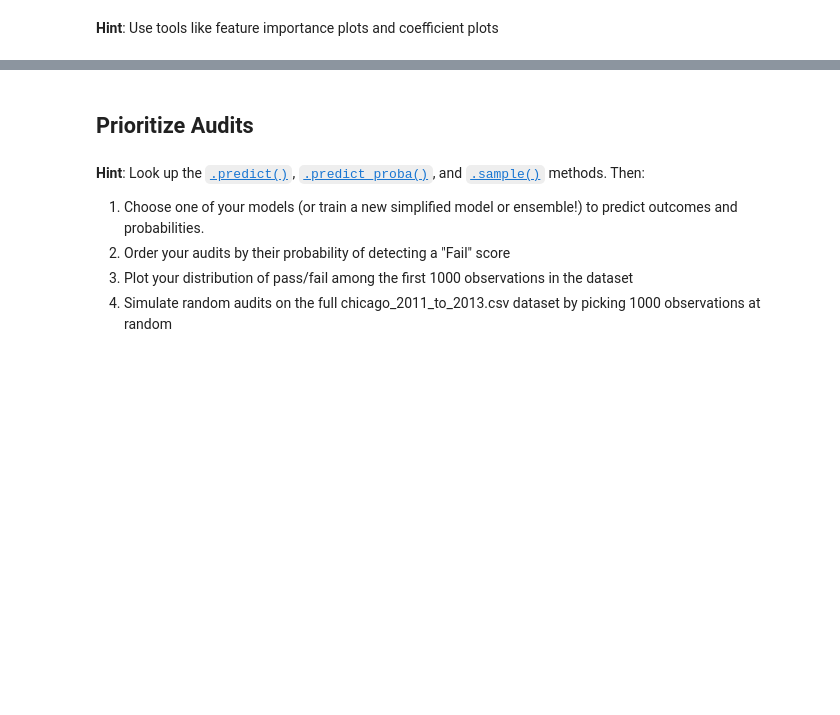
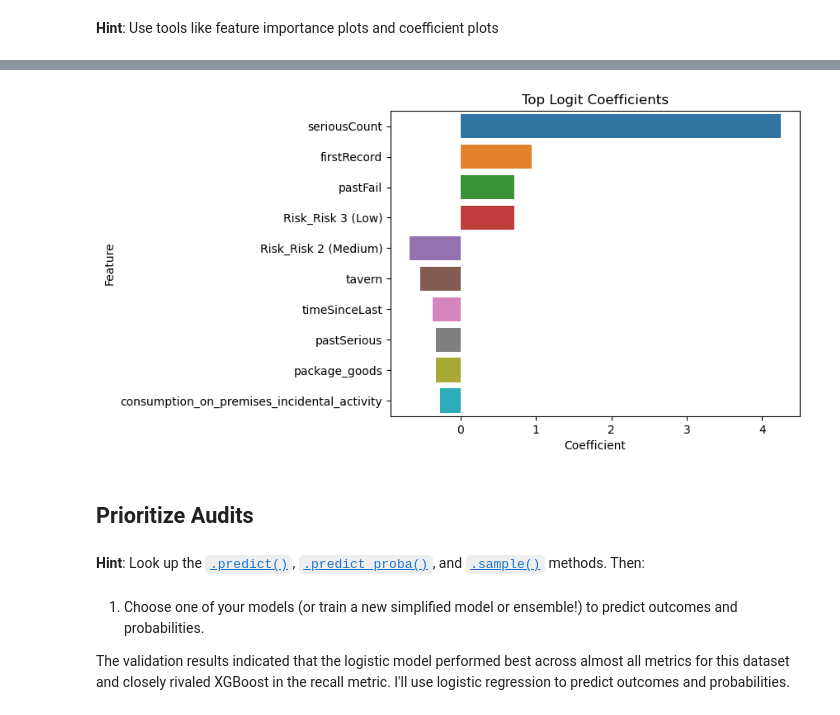
Before and after one commit to paigenpark/Computational-Social-Science-Projects, a Jupyter notebook: project-3/project-3-paige.ipynb, the cells around one changed output, grey strips where cells are left out. Cells and saved outputs as stored; diff of their text form; code cells hidden in the pictures; blank space fills up the shorter version.

```diff
--- a/project-3/project-3-paige.ipynb
+++ b/project-3/project-3-paige.ipynb
@@ -295,8 +368,26 @@ KeyboardInterrupt:
+# %%
+# coefficient plot
+
+# extract the coefficents and create a dataframe for plotting
+logit_data = pd.concat([pd.DataFrame(X.columns),
+                        pd.DataFrame(np.transpose(logit_grid.best_estimator_.coef_))],
+                       axis = 1)
+
+logit_data.columns = ['Feature', 'Coefficient']
+logit_data['abs_coef'] = abs(logit_data['Coefficient'])
+
+# plot
+sns.barplot(x="Coefficient",
+            y="Feature",
+            data=logit_data.nlargest(10, 'abs_coef')).set_title("Top Logit Coefficients")
+plt.show()
+# %% [output]
+[figure, added]
 # %% [markdown]
 ## Prioritize Audits
 # %% [markdown]
 **Hint**: Look up the [`.predict()`](https://www.kite.com/python/docs/sklearn.linear_model.SGDRegressor.predict), [`.predict_proba()`](https://www.kite.com/python/docs/sklearn.linear_model.LogisticRegression.predict_proba), and [`.sample()`](https://pandas.pydata.org/pandas-docs/stable/reference/api/pandas.DataFrame.sample.html) methods. Then:
-1. Choose one of your models (or train a new simplified model or ensemble!) to predict outcomes and probabilities.
-2. Order your audits by their probability of detecting a "Fail" score
-3. Plot your distribution of pass/fail among the first 1000 observations in the dataset
-4. Simulate random audits on the full chicago_2011_to_2013.csv dataset by picking 1000 observations at random
+# %% [markdown]
+1. Choose one of your models (or train a new simplified model or ensemble!) to predict outcomes and probabilities.
+
+The validation results indicated that the logistic model performed best across almost all metrics for this dataset and closely rivaled XGBoost in the recall metric. I'll use logistic regression to predict outcomes and probabilities.
```
Also changed, not shown: parts of 43 cells of this notebook.
